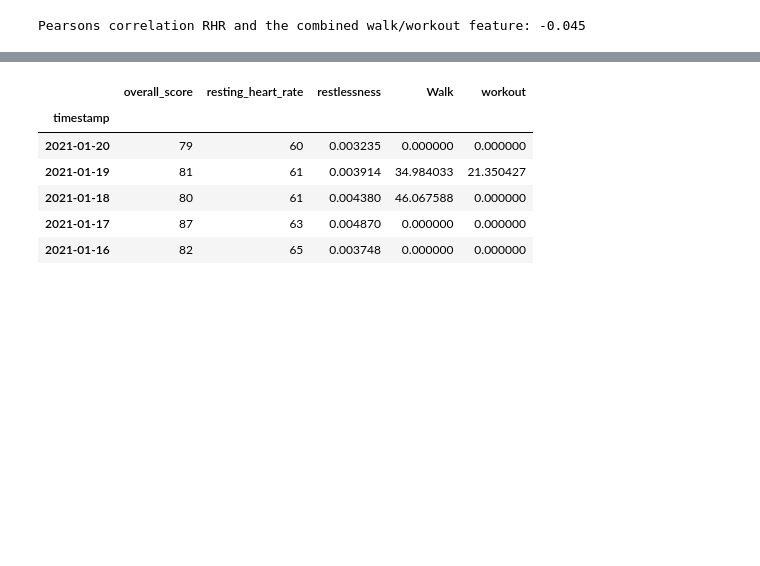
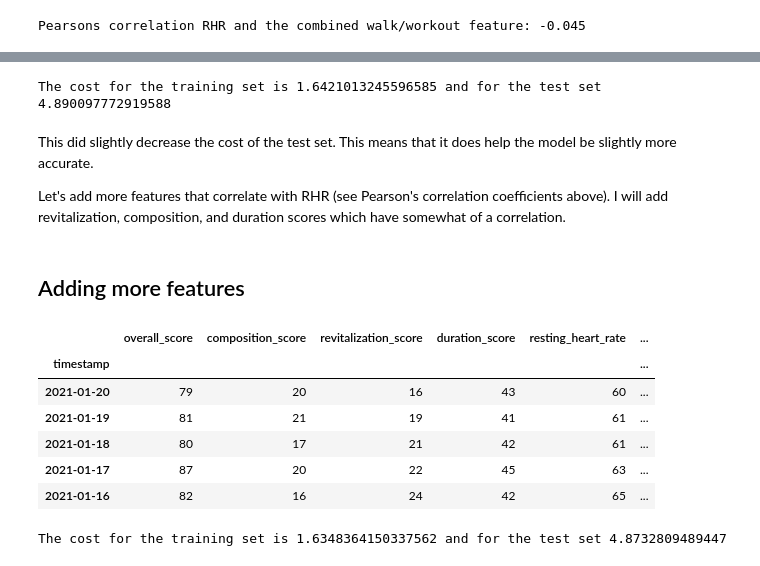
Before and after one commit to chmltf/heart_rate_resting_predictor, a Jupyter notebook: Fitbit_data_RHR_sleep.ipynb, the cells around one changed output, grey strips where cells are left out. Drawn from its saved outputs; the diff is of its cells as text; code cells hidden in the pictures; blank space fills up the shorter version.

```diff
--- a/Fitbit_data_RHR_sleep.ipynb
+++ b/Fitbit_data_RHR_sleep.ipynb
@@ -240,14 +432,52 @@ How about adding more, new features? Lets add in the overall sleep score, which
+# %%
+Xtrain, ytrain, Xtest, yTest = generateXyobjects(all_data, trainIndex, testIndex, [0, 2, 3, 4, 5, 6, 7], 1)
+
+theta_best = computeTheta(Xtrain, ytrain)
+
+y_predict_train = Xtrain.dot(theta_best)
+y_predict_test = Xtest.dot(theta_best)
+
+#compute cost
+Jtrain_addFeat = computeCost(len(trainIndex), y_predict_train, ytrain)
+Jtest_addFeat = computeCost(len(testIndex), y_predict_test, yTest)
+
+print('The cost for the training set is', Jtrain_addFeat, 'and for the test set',Jtest_addFeat)
+# %% [output]
+The cost for the training set is 1.6421013245596585 and for the test set 4.890097772919588
+# %% [markdown]
+This did slightly decrease the cost of the test set. This means that it does help the model be slightly more accurate.
+
+Let's add more features that correlate with RHR (see Pearson's correlation coefficients above). I will add revitalization, composition, and duration scores which have somewhat of a correlation.
+# %% [markdown]
+## Adding more features <a class="anchor" id="sixth-bullet"></a>
 # %%
-all_data = sleep_rhr_data.join(exercise_data_df, how = 'left')
+all_data = sleep_rhr_data.join(exercise_data_df, how = 'left') #Start with data we began with and drop features we aren't interested in
 all_data = all_data.fillna(0)
-all_data.drop(['composition_score', 'revitalization_score', 'duration_score', 'deep_sleep_in_minutes'], axis = 1, inplace = True)
-all_data.loc[:,'restlessness'] = all_data.loc[:,'restlessness'] ** (2)
+all_data.drop(['deep_sleep_in_minutes'], axis = 1, inplace = True)
+all_data['restlessness_sqd'] = all_data.loc[:,'restlessness'] ** 2
+all_data['restlessness_cubed'] = all_data.loc[:,'restlessness'] ** 3
+all_data['restless_walk'] = all_data['Walk'] * all_data['restlessness']
 all_data.head()
 # %% [output]
-|  | overall_score | resting_heart_rate | restlessness | Walk | workout |
-| timestamp |  |  |  |  |  |
-| 2021-01-20 | 79 | 60 | 0.003235 | 0.000000 | 0.000000 |
-| 2021-01-19 | 81 | 61 | 0.003914 | 34.984033 | 21.350427 |
-| 2021-01-18 | 80 | 61 | 0.004380 | 46.067588 | 0.000000 |
-| 2021-01-17 | 87 | 63 | 0.004870 | 0.000000 | 0.000000 |
-| 2021-01-16 | 82 | 65 | 0.003748 | 0.000000 | 0.000000 |
+|  | overall_score | composition_score | revitalization_score | duration_score | resting_heart_rate | ... |
+| timestamp |  |  |  |  |  | ... |
+| 2021-01-20 | 79 | 20 | 16 | 43 | 60 | ... |
+| 2021-01-19 | 81 | 21 | 19 | 41 | 61 | ... |
+| 2021-01-18 | 80 | 17 | 21 | 42 | 61 | ... |
+| 2021-01-17 | 87 | 20 | 22 | 45 | 63 | ... |
+| 2021-01-16 | 82 | 16 | 24 | 42 | 65 | ... |
+# %%
+Xtrain, ytrain, Xtest, yTest = generateXyobjects(all_data, trainIndex, testIndex, [0, 1, 2, 3, 5, 6, 7, 8, 9, 10], 4)
+
+theta_best = computeTheta(Xtrain, ytrain)
+
+y_predict_train = Xtrain.dot(theta_best)
+y_predict_test = Xtest.dot(theta_best)
+
+#compute cost
+Jtrain_addFeatmore = computeCost(len(trainIndex), y_predict_train, ytrain)
+Jtest_addFeatmore = computeCost(len(testIndex), y_predict_test, yTest)
+
+print('The cost for the training set is', Jtrain_addFeatmore, 'and for the test set', Jtest_addFeatmore)
+# %% [output]
+The cost for the training set is 1.6348364150337562 and for the test set 4.8732809489447
```
Also changed, not shown: parts of 71 cells of this notebook.
